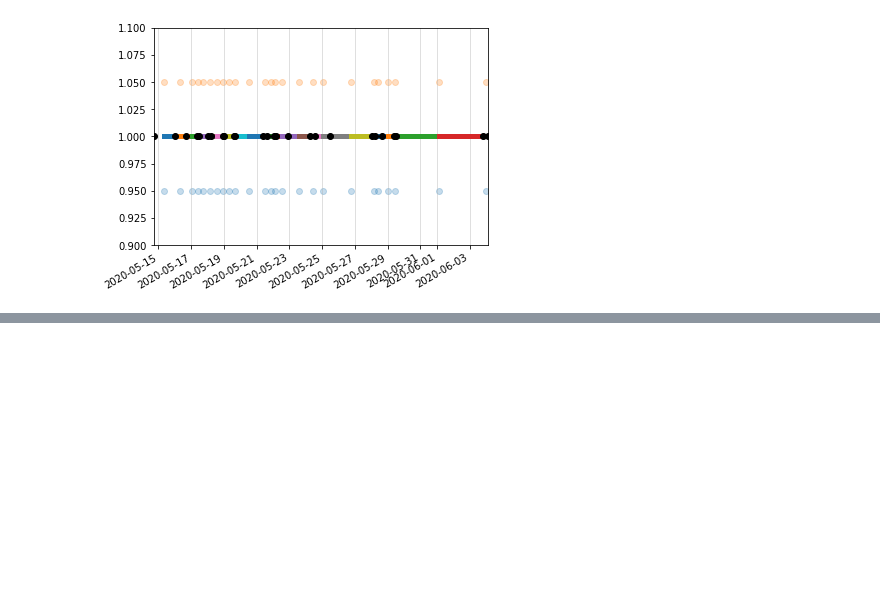
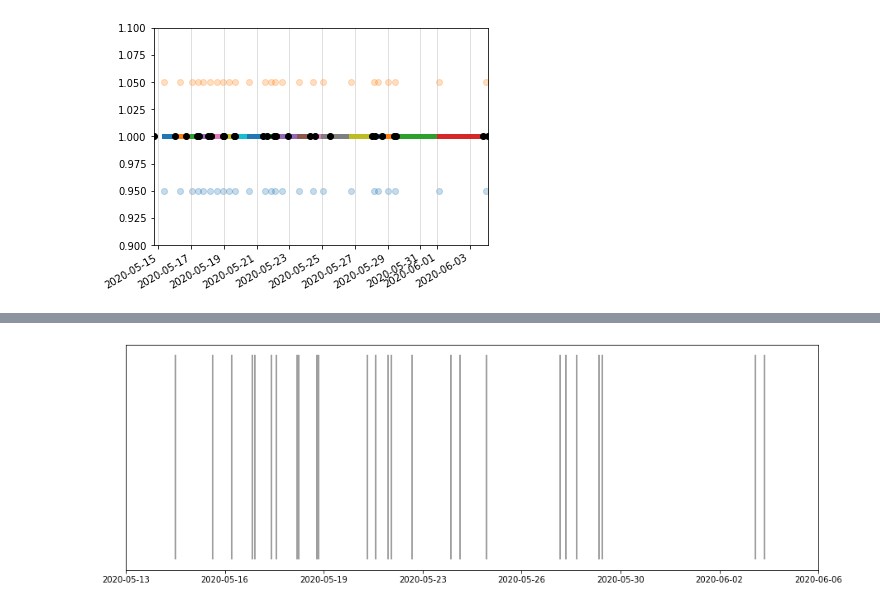
Before and after one commit to willcanniford/python-notes, a Jupyter notebook: baby_sweepstake/graph_guesses.ipynb, the cells around one changed output, grey strips where cells are left out. Drawn from its saved outputs; the diff is of its cells as text; code cells hidden in the pictures; blank space fills up the shorter version.

Commit message:
Add basic plot to show guess distribution
- Use plt.vlines to plot the guesses

```diff
--- a/baby_sweepstake/graph_guesses.ipynb
+++ b/baby_sweepstake/graph_guesses.ipynb
@@ -178,0 +189,8 @@ plt.show()
+# %%
+fig, ax = plt.subplots(figsize=(15,5))
+ax.vlines(joined.guess, ymin=1, ymax=2, alpha=0.5)
+ax.set_yticks([])
+ax.set_xticks(pd.date_range('2020-05-13', '2020-06-06', 8))
+plt.show()
+# %% [output]
+[figure, added]
```
Also changed, not shown: parts of 1 cell of this notebook.
